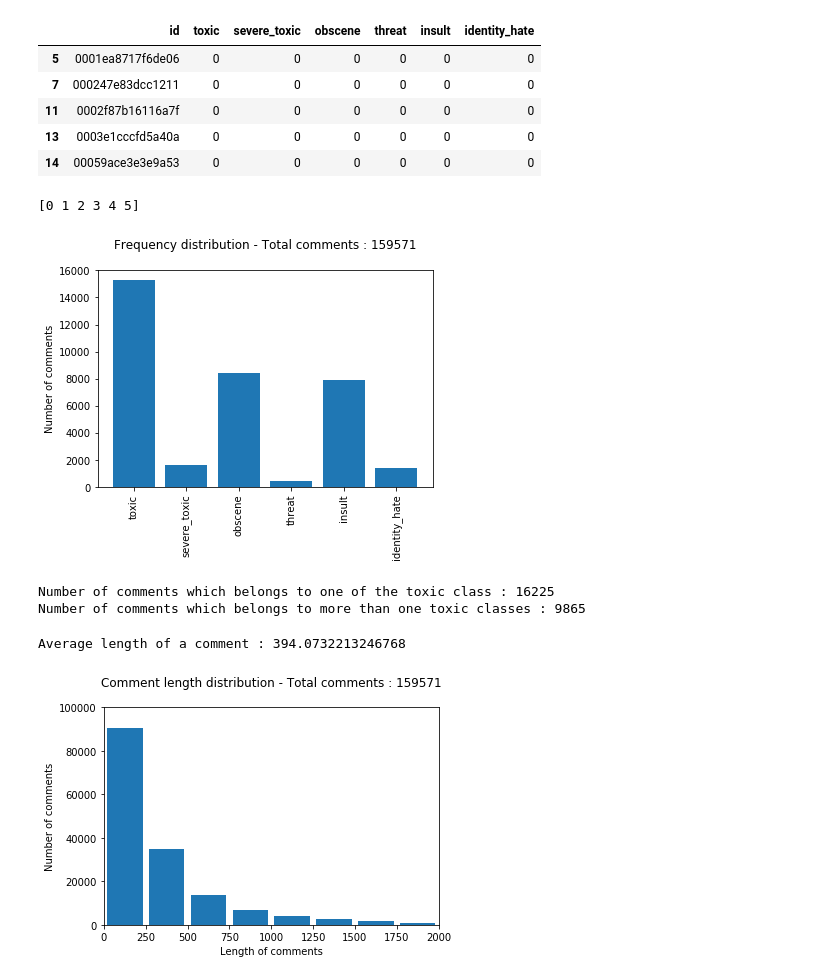
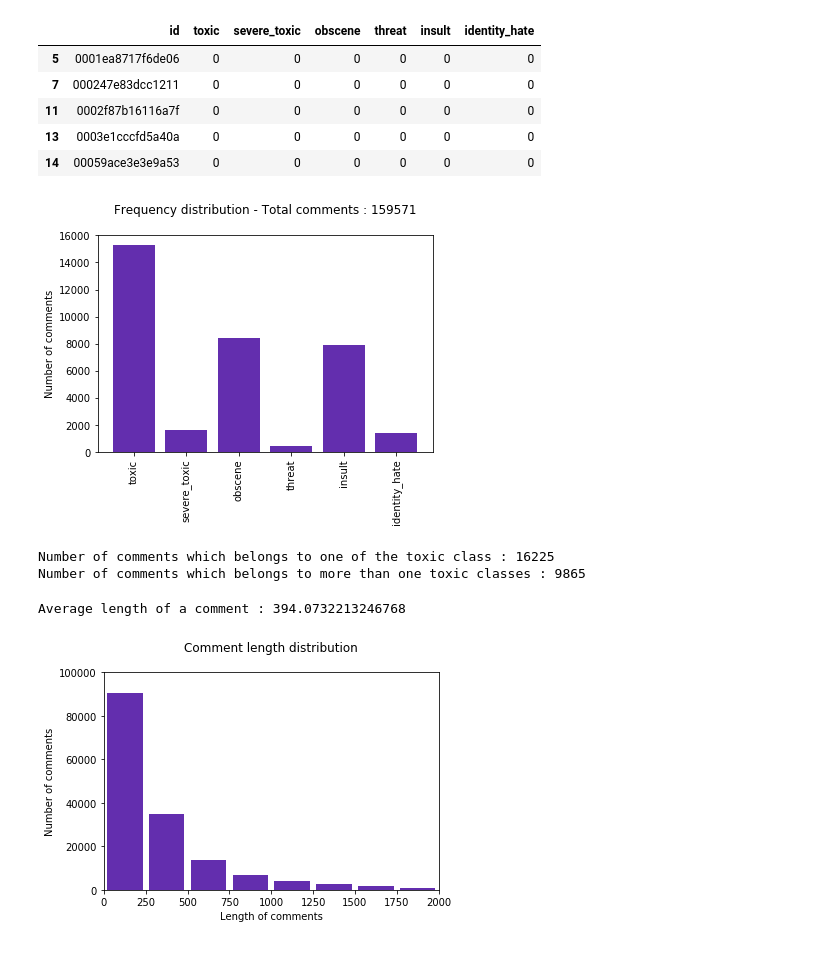
Before and after one commit to phoenix-254/toxic-comment-classification, a Jupyter notebook: src/main.ipynb, the cells around one changed output. Cells and saved outputs as stored; diff of their text form; code cells hidden in the pictures.

```diff
--- a/src/main.ipynb
+++ b/src/main.ipynb
@@ -51,30 +67,29 @@ df_test_labels.head()
 # %%
 # Plotting a frequency distribution graph.
 
 total = len(df_train)
 toxic_count = (df_train.toxic.values == 1).sum()
 severe_toxic_count = (df_train.severe_toxic.values == 1).sum()
 obscene_count = (df_train.obscene.values == 1).sum()
 threat_count = (df_train.threat.values == 1).sum()
 insult_count = (df_train.insult.values == 1).sum()
 identity_hate_count = (df_train.identity_hate.values == 1).sum()
 
 comment_classes = ('toxic', 'severe_toxic', 'obscene', 'threat', 'insult', 'identity_hate')
 y_pos = np.arange(len(comment_classes))
 
 plt.title(f'Frequency distribution - Total comments : {total}\n')
 plt.ylabel('Number of comments')
 
 freq = [toxic_count,severe_toxic_count,obscene_count,threat_count,insult_count,identity_hate_count]
 
-plt.bar(y_pos, freq, align='center')
+plt.bar(y_pos, freq, align='center', color='#632EAE')
 plt.xticks(y_pos, comment_classes, rotation=90)
 
 plt.grid(False)
 plt.show()
 # %% [output]
-[0 1 2 3 4 5]
-[figure, old version]
+[figure, new version]
 # %%
 # Getting info about the number of comments which are toxic and/or belongs to more than one toxicity level.
 c1,c2 = 0,0
@@ -94,7 +109,7 @@ Number of comments which belongs to one of the toxic class : 16225
 Number of comments which belongs to more than one toxic classes : 9865
 # %%
 # Plotting a graph of comment length distribution.
-comments = df_train['comment_text']
+comments = df_train.loc[:, 'comment_text']
 
 len_arr = [len(comments[i]) for i in range(comments.shape[0])]
 
@@ -102,9 +117,9 @@ avg_len = sum(len_arr) / len(len_arr)
 print(f'Average length of a comment : {avg_len}')
 
 bins = [1,250,500,750,1000,1250,1500,1750,2000]
-plt.hist(x, bins=bins, rwidth=0.85)
+plt.hist(len_arr, bins=bins, rwidth=0.85, color='#632EAE')
 
-plt.title(f'Comment length distribution - Total comments : {total}\n')
+plt.title(f'Comment length distribution\n')
 plt.xlabel('Length of comments')
 plt.ylabel('Number of comments')
 
@@ -114,4 +129,4 @@ plt.grid(False)
 plt.show()
 # %% [output]
 Average length of a comment : 394.0732213246768
-[figure, old version]
+[figure, new version]
```
Also changed, not shown: parts of 8 cells of this notebook, 3 other files.
